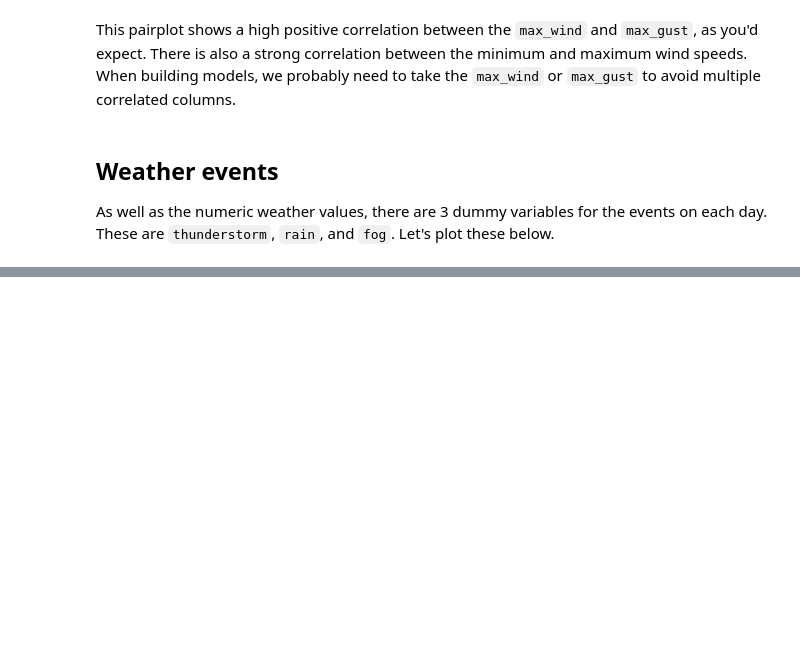
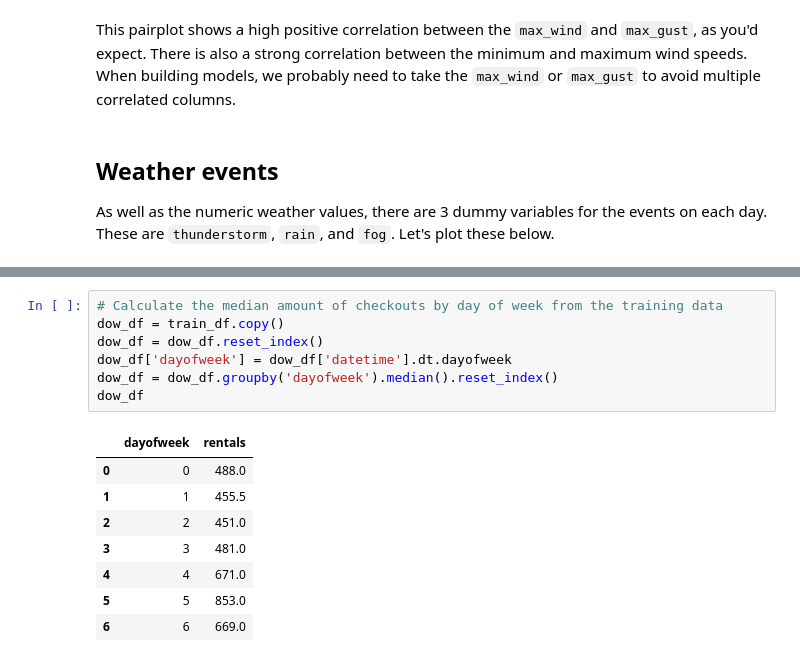
Before and after one commit to timgasser/bcycle-austin, a Jupyter notebook: notebooks/bcycle_models.ipynb, the cells around one changed output, grey strips where cells are left out. Cells and saved outputs as stored; diff of their text form; blank space fills up the shorter version.

```diff
--- a/notebooks/bcycle_models.ipynb
+++ b/notebooks/bcycle_models.ipynb
@@ -252,0 +301,16 @@ for ax in axes:
+# %%
+# Calculate the median amount of checkouts by day of week from the training data
+dow_df = train_df.copy()
+dow_df = dow_df.reset_index()
+dow_df['dayofweek'] = dow_df['datetime'].dt.dayofweek
+dow_df = dow_df.groupby('dayofweek').median().reset_index()
+dow_df
+# %% [output]
+|  | dayofweek | rentals |
+| 0 | 0 | 488.0 |
+| 1 | 1 | 455.5 |
+| 2 | 2 | 451.0 |
+| 3 | 3 | 481.0 |
+| 4 | 4 | 671.0 |
+| 5 | 5 | 853.0 |
+| 6 | 6 | 669.0 |
```
Also changed, not shown: parts of 10 cells of this notebook, 1 other file.
